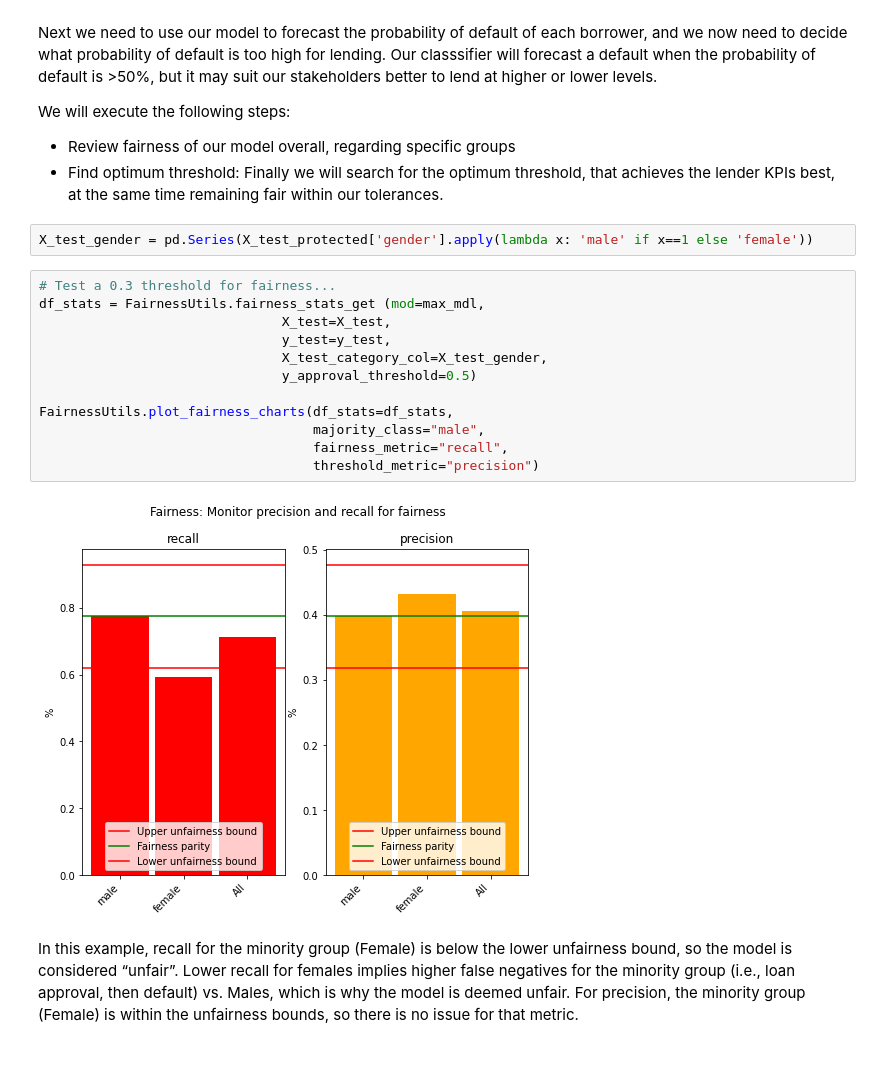
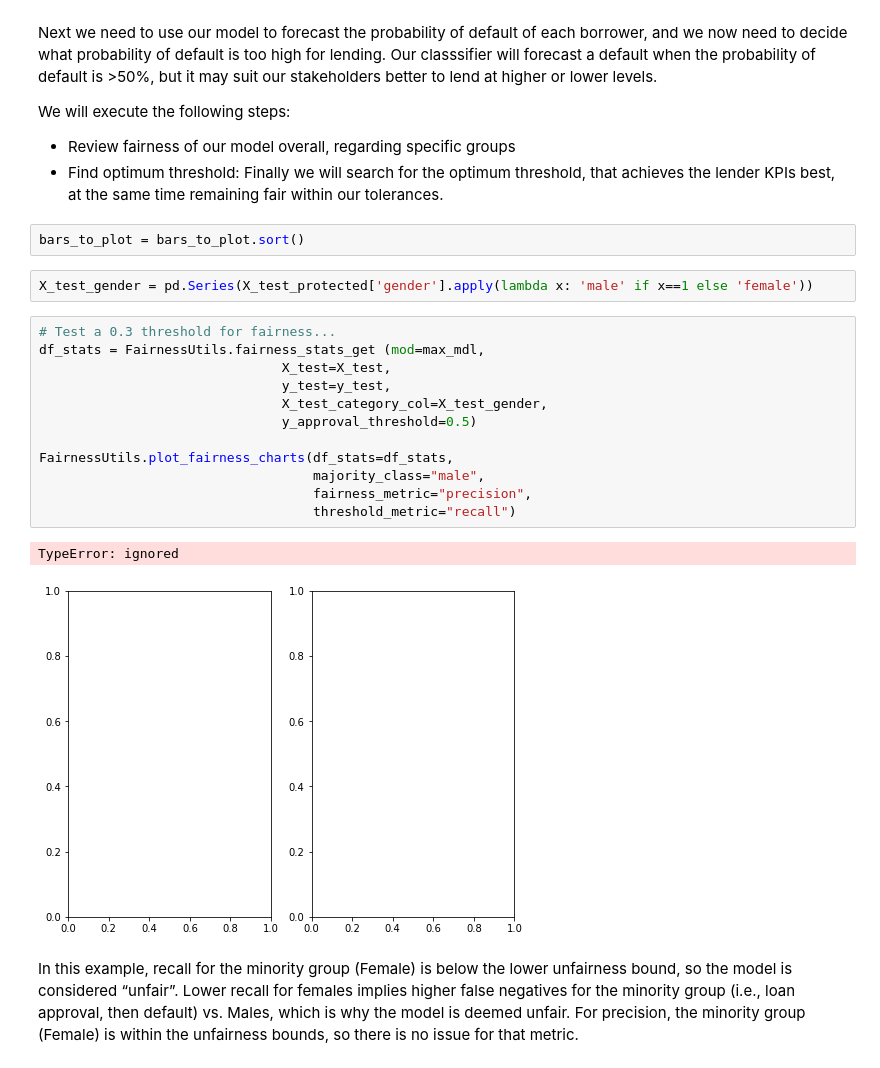
Before and after one commit to danphilps/credit_use_case, a Jupyter notebook: M6_Credit.ipynb, the cells around one changed output. Drawn from its saved outputs; the diff is of its cells as text.

```diff
--- a/M6_Credit.ipynb
+++ b/M6_Credit.ipynb
@@ -643,22 +643,25 @@ Next we need to use our model to forecast the probability of default of each bor
 We will execute the following steps:
 - Review fairness of our model overall, regarding specific groups
 - Find optimum threshold: Finally we will search for the optimum threshold, that achieves the lender KPIs best, at the same time remaining fair within our tolerances.
+# %%
+bars_to_plot = bars_to_plot.sort()
 # %%
 X_test_gender = pd.Series(X_test_protected['gender'].apply(lambda x: 'male' if x==1 else 'female'))
 # %%
 # Test a 0.3 threshold for fairness...
 df_stats = FairnessUtils.fairness_stats_get (mod=max_mdl,
                                X_test=X_test,
                                y_test=y_test,
                                X_test_category_col=X_test_gender,
                                y_approval_threshold=0.5)
 
 FairnessUtils.plot_fairness_charts(df_stats=df_stats,
                                    majority_class="male",
-                                   fairness_metric="recall",
-                                   threshold_metric="precision")
+                                   fairness_metric="precision",
+                                   threshold_metric="recall")
 # %% [output]
+TypeError: ignored
-[figure, old version]
+[figure, new version]
 # %% [markdown]
 In this example, recall for the minority group (Female) is below the lower unfairness bound, so the model is considered “unfair”.  Lower recall for females implies higher false negatives for the minority group (i.e., loan approval, then default) vs. Males, which is why the model is deemed unfair.
 For precision, the minority group (Female) is within the unfairness bounds, so there is no issue for that metric.
```
Also changed, not shown: parts of 16 cells of this notebook.
